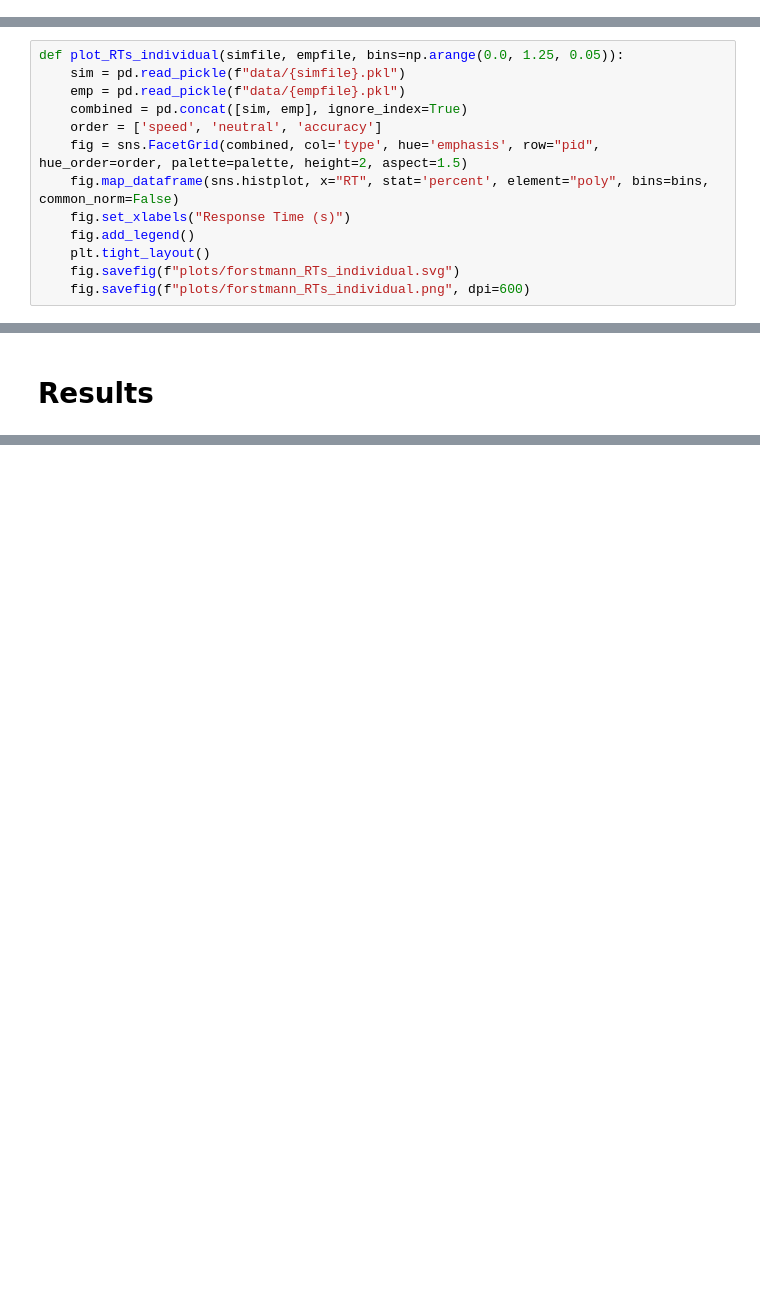
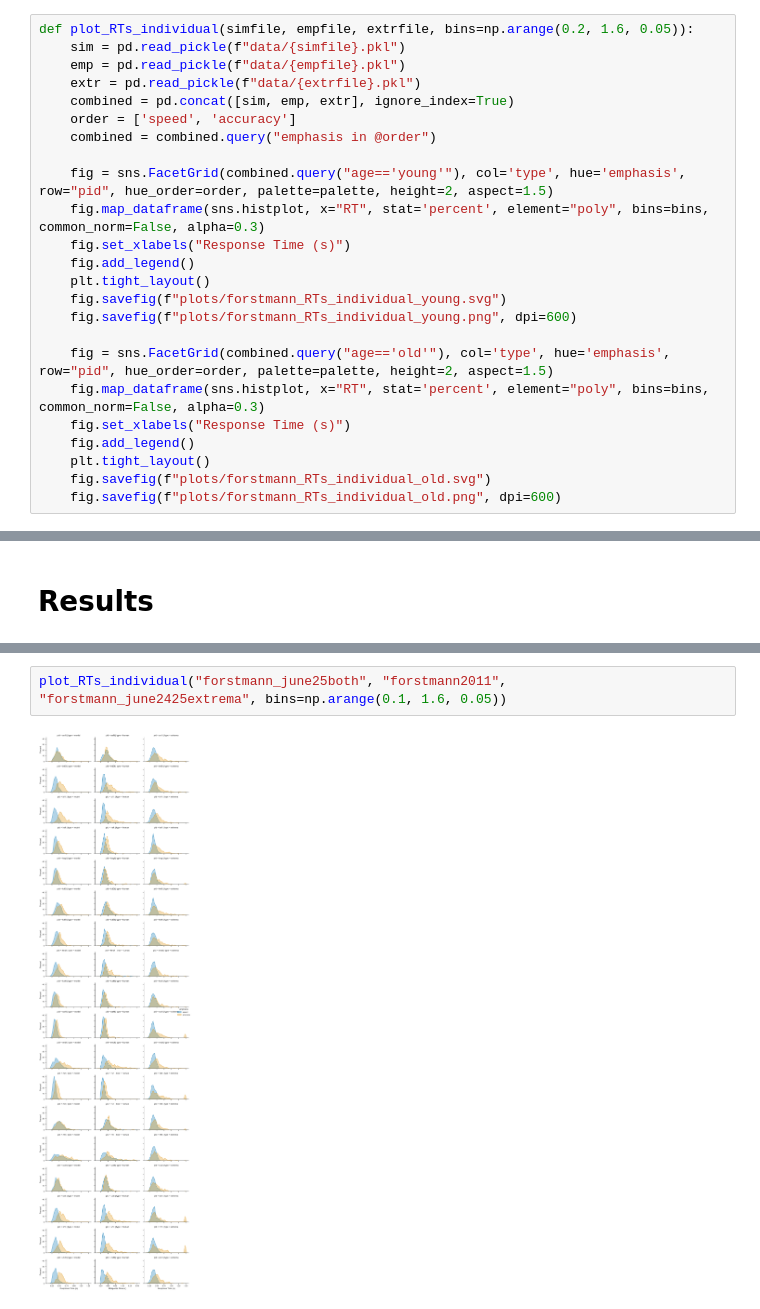
Before and after one commit to psipeter/speed-accuracy-tradeoff, a Jupyter notebook: forstmann_compare.ipynb, the cells around one changed output, grey strips where cells are left out. Drawn from its saved outputs; the diff is of its cells as text; blank space fills up the shorter version.

```diff
--- a/forstmann_compare.ipynb
+++ b/forstmann_compare.ipynb
@@ -294,0 +355,24 @@ def plot_RTs(simfile, empfile, extrfile):
+# %%
+def plot_RTs_individual(simfile, empfile, extrfile, bins=np.arange(0.2, 1.6, 0.05)):
+    sim = pd.read_pickle(f"data/{simfile}.pkl")
+    emp = pd.read_pickle(f"data/{empfile}.pkl")
+    extr = pd.read_pickle(f"data/{extrfile}.pkl")
+    combined = pd.concat([sim, emp, extr], ignore_index=True)
+    order = ['speed', 'accuracy']
+    combined = combined.query("emphasis in @order")
+
+    fig = sns.FacetGrid(combined.query("age=='young'"), col='type', hue='emphasis', row="pid", hue_order=order, palette=palette, height=2, aspect=1.5)
+    fig.map_dataframe(sns.histplot, x="RT", stat='percent', element="poly", bins=bins, common_norm=False, alpha=0.3)
+    fig.set_xlabels("Response Time (s)")
+    fig.add_legend()
+    plt.tight_layout()
+    fig.savefig(f"plots/forstmann_RTs_individual_young.svg")
+    fig.savefig(f"plots/forstmann_RTs_individual_young.png", dpi=600)
+
+    fig = sns.FacetGrid(combined.query("age=='old'"), col='type', hue='emphasis', row="pid", hue_order=order, palette=palette, height=2, aspect=1.5)
+    fig.map_dataframe(sns.histplot, x="RT", stat='percent', element="poly", bins=bins, common_norm=False, alpha=0.3)
+    fig.set_xlabels("Response Time (s)")
+    fig.add_legend()
+    plt.tight_layout()
+    fig.savefig(f"plots/forstmann_RTs_individual_old.svg")
+    fig.savefig(f"plots/forstmann_RTs_individual_old.png", dpi=600)
@@ -377,13 +442,0 @@ print(emp.query("age=='old'")['pid'].unique())
-# %%
-def plot_RTs_individual(simfile, empfile, bins=np.arange(0.0, 1.25, 0.05)):
-    sim = pd.read_pickle(f"data/{simfile}.pkl")
-    emp = pd.read_pickle(f"data/{empfile}.pkl")
-    combined = pd.concat([sim, emp], ignore_index=True)
-    order = ['speed', 'neutral', 'accuracy']
-    fig = sns.FacetGrid(combined, col='type', hue='emphasis', row="pid", hue_order=order, palette=palette, height=2, aspect=1.5)
-    fig.map_dataframe(sns.histplot, x="RT", stat='percent', element="poly", bins=bins, common_norm=False)
-    fig.set_xlabels("Response Time (s)")
-    fig.add_legend()
-    plt.tight_layout()
-    fig.savefig(f"plots/forstmann_RTs_individual.svg")
-    fig.savefig(f"plots/forstmann_RTs_individual.png", dpi=600)
@@ -534,0 +631,4 @@ plot_RTs("forstmann_june21", "forstmann2011", "may30_extrema")
+# %%
+plot_RTs_individual("forstmann_june25both", "forstmann2011", "forstmann_june2425extrema", bins=np.arange(0.1, 1.6, 0.05))
+# %% [output]
+[figure, added]
```
Also changed, not shown: parts of 31 cells of this notebook, 1 other file.
